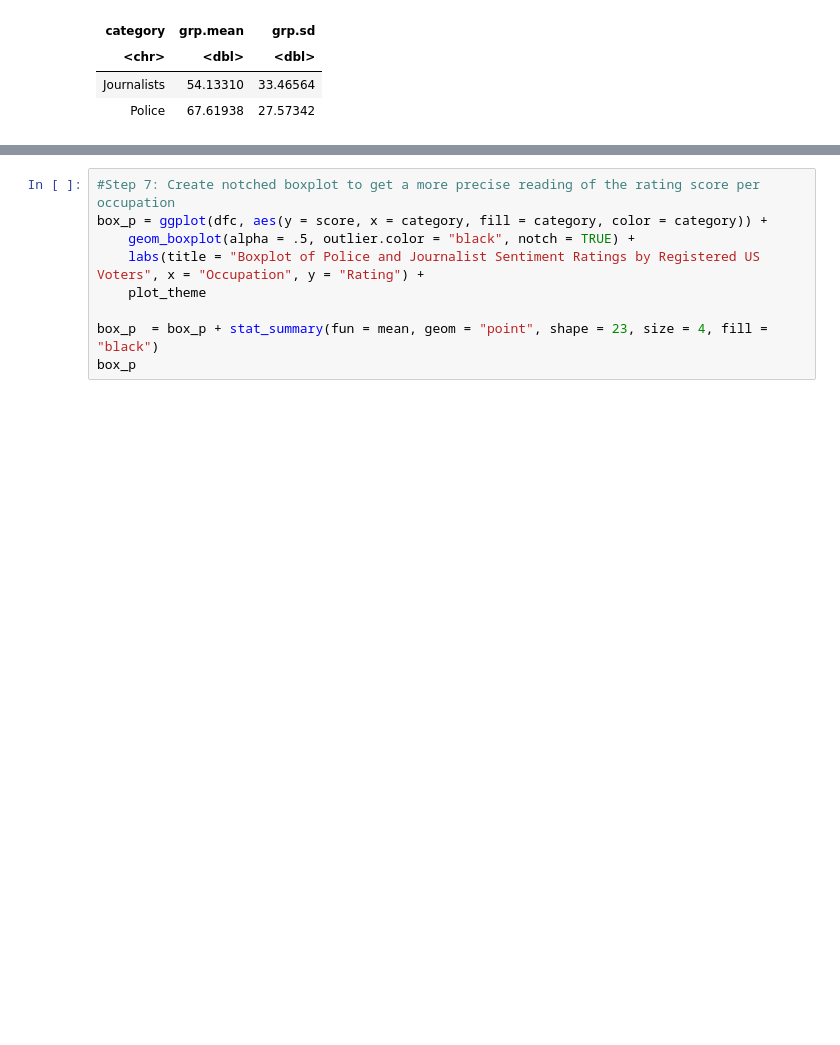
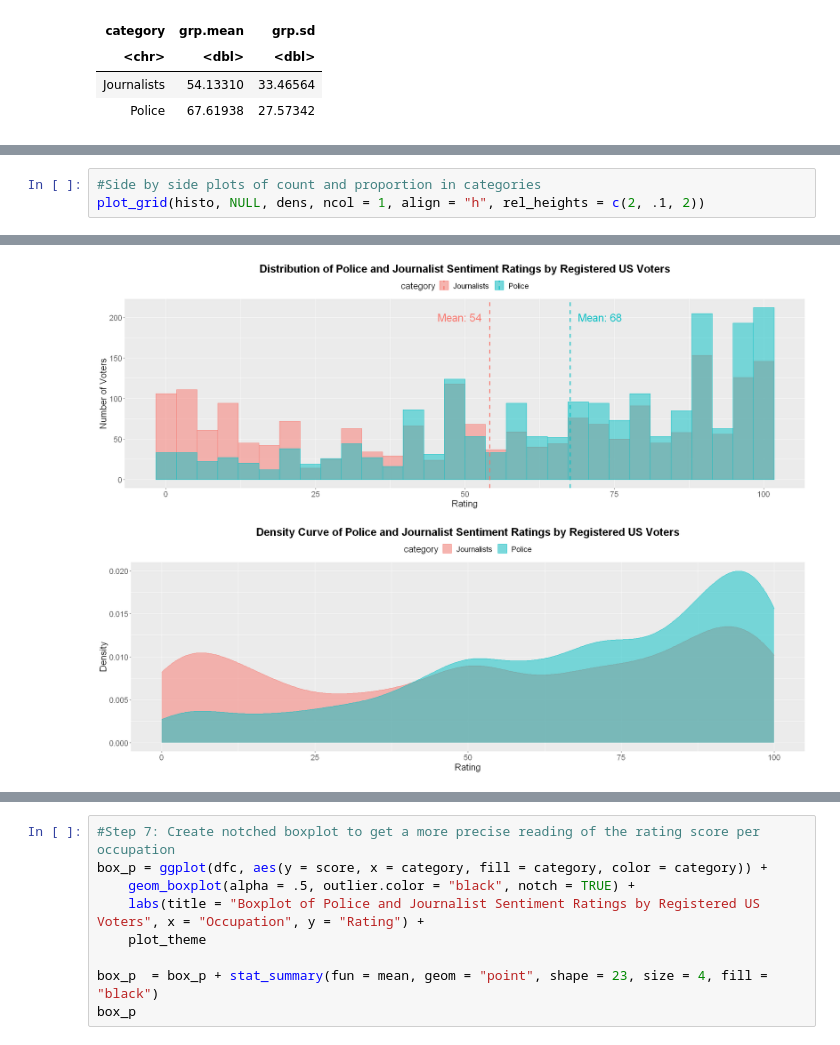
Before and after one commit to mfan86/mids-w203, a Jupyter notebook: lab2/mike_fan_lab_2_v2.ipynb, the cells around one changed output, grey strips where cells are left out. Drawn from its saved outputs; the diff is of its cells as text; blank space fills up the shorter version.

Commit message:
Added side-by-side plots

```diff
--- a/lab2/mike_fan_lab_2_v2.ipynb
+++ b/lab2/mike_fan_lab_2_v2.ipynb
@@ -232,0 +244,4 @@ Warning message:
+# %%
+#Side by side plots of count and proportion in categories
+plot_grid(histo, NULL, dens, ncol = 1, align = "h", rel_heights = c(2, .1, 2))
+# %% [output]
@@ -233,3 +252,4 @@ Warning message:
+[figure, added]
 # %% [markdown]
 >From the histogram, we can observe that there is a higher concentration of lower ratings for journalists than there are for police. Similarily, police possess a greater concentration of high scores than journalists. Moreover, the mean (dashed vertical lines) rating for police officiers is approximately 14 points higher than it is for journalists.
 >
```
Also changed, not shown: parts of 23 cells of this notebook.
